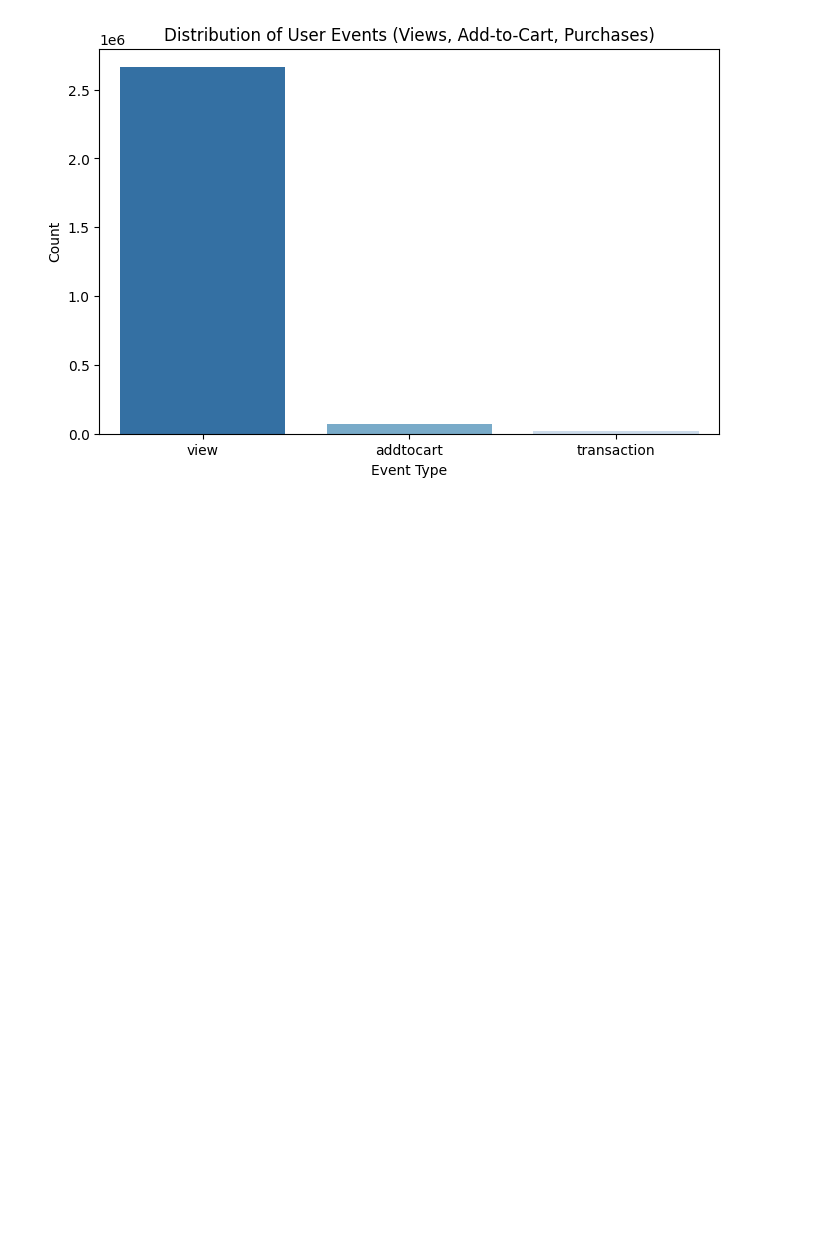
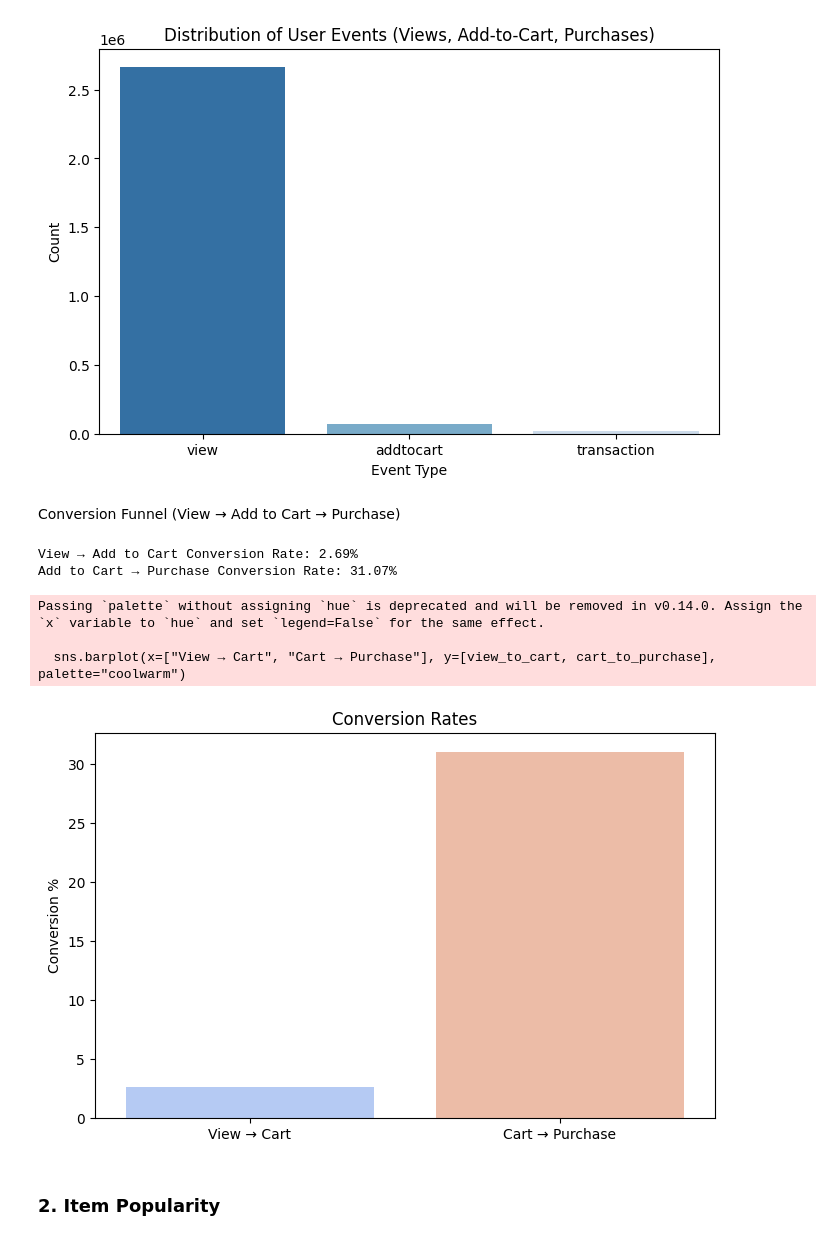
Before and after one commit to Victor-Osei/Recommendation_Systems, a Jupyter notebook: rs.ipynb, the cells around one changed output. Drawn from its saved outputs; the diff is of its cells as text; code cells hidden in the pictures; blank space fills up the shorter version.

```diff
--- a/rs.ipynb
+++ b/rs.ipynb
@@ -307,3 +307,33 @@ Passing `palette` without assigning `hue` is deprecated and will be removed in v
 
   sns.barplot(x=event_counts.index, y=event_counts.values, palette="Blues_r")
 [figure]
+# %% [markdown]
+Conversion Funnel (View → Add to Cart → Purchase)
+# %%
+# Count unique users at each stage
+view_users = events_df[events_df['event'] == 'view']['visitorid'].nunique()
+addtocart_users = events_df[events_df['event'] == 'addtocart']['visitorid'].nunique()
+purchase_users = events_df[events_df['event'] == 'transaction']['visitorid'].nunique()
+
+# Calculate conversion rates
+view_to_cart = (addtocart_users / view_users) * 100
+cart_to_purchase = (purchase_users / addtocart_users) * 100
+
+print(f"View → Add to Cart Conversion Rate: {view_to_cart:.2f}%")
+print(f"Add to Cart → Purchase Conversion Rate: {cart_to_purchase:.2f}%")
+
+# Visualization
+plt.figure(figsize=(8, 5))
+sns.barplot(x=["View → Cart", "Cart → Purchase"], y=[view_to_cart, cart_to_purchase], palette="coolwarm")
+plt.title("Conversion Rates")
+plt.ylabel("Conversion %")
+plt.show()
+# %% [output]
+View → Add to Cart Conversion Rate: 2.69%
+Add to Cart → Purchase Conversion Rate: 31.07%
+Passing `palette` without assigning `hue` is deprecated and will be removed in v0.14.0. Assign the `x` variable to `hue` and set `legend=False` for the same effect.
+
+  sns.barplot(x=["View → Cart", "Cart → Purchase"], y=[view_to_cart, cart_to_purchase], palette="coolwarm")
+[figure, added]
+# %% [markdown]
+### 2. Item Popularity
```
Also changed, not shown: parts of 1 cell of this notebook.
